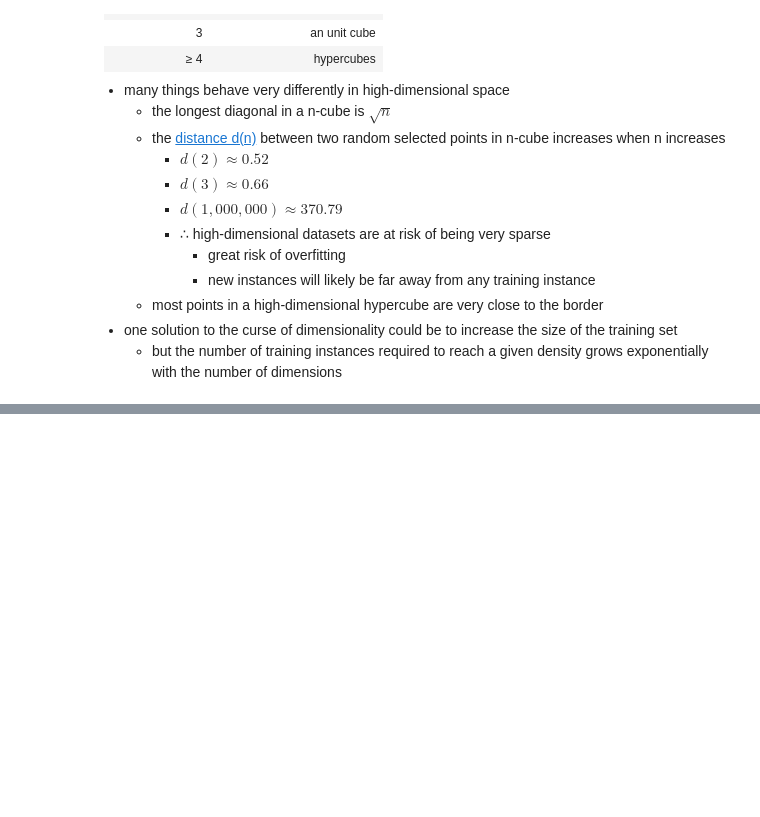
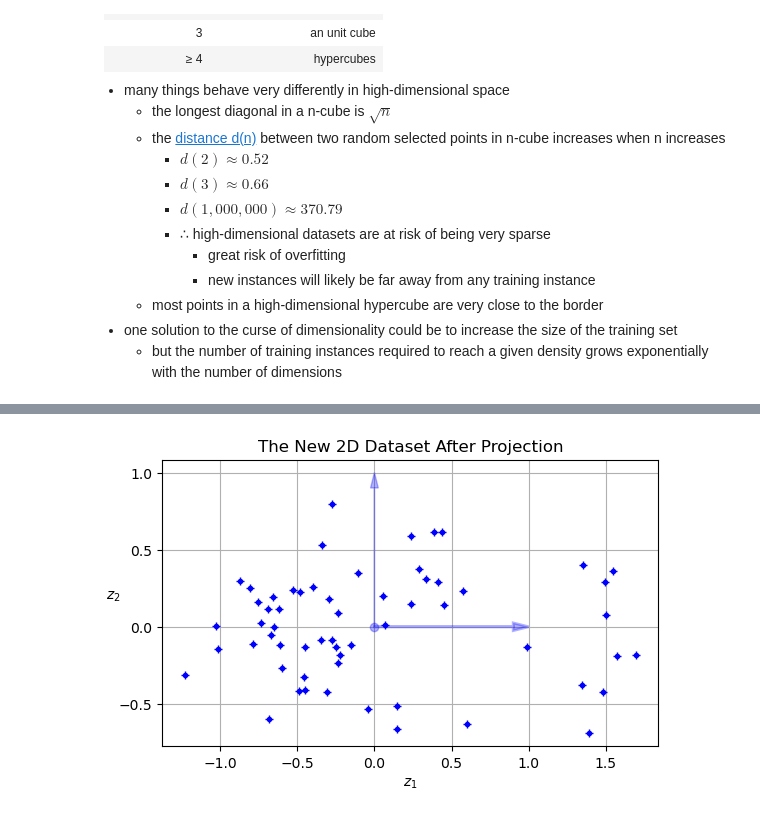
Before and after one commit to ufidon/ml, a Jupyter notebook: mod4/dr.ipynb, the cells around one changed output, grey strips where cells are left out. Cells and saved outputs as stored; diff of their text form; code cells hidden in the pictures; blank space fills up the shorter version.

```diff
--- a/mod4/dr.ipynb
+++ b/mod4/dr.ipynb
@@ -105,0 +160,18 @@ plt.imshow(np.reshape(X[:1],(8,8)))
+# %%
+# 2. The new 2D dataset as one projection of the 3D dataset above
+fig2, ax2 = plt.subplots(subplot_kw={'aspect': 'equal'})
+ax2.plot(X2D[:, 0], X2D[:, 1], "b+")
+ax2.plot(X2D[:, 0], X2D[:, 1], "b.")
+ax2.plot([0], [0], "bo", alpha=0.3)
+ax2.arrow(0, 0, 1, 0, head_width=0.05, length_includes_head=True,
+         head_length=0.1, fc='b', ec='b', linewidth=2, alpha=0.3)
+ax2.arrow(0, 0, 0, 1, head_width=0.05, length_includes_head=True,
+         head_length=0.1, fc='b', ec='b', linewidth=1, alpha=0.3)
+ax2.set_xlabel("$z_1$")
+ax2.set_yticks([-0.5, 0, 0.5, 1])
+ax2.set_ylabel("$z_2$", rotation=0)
+ax2.set_axisbelow(True)
+ax2.set_title("The New 2D Dataset After Projection")
+ax2.grid(True);
+# %% [output]
+[figure, added]
```
Also changed, not shown: parts of 28 cells of this notebook, 1 other file.
